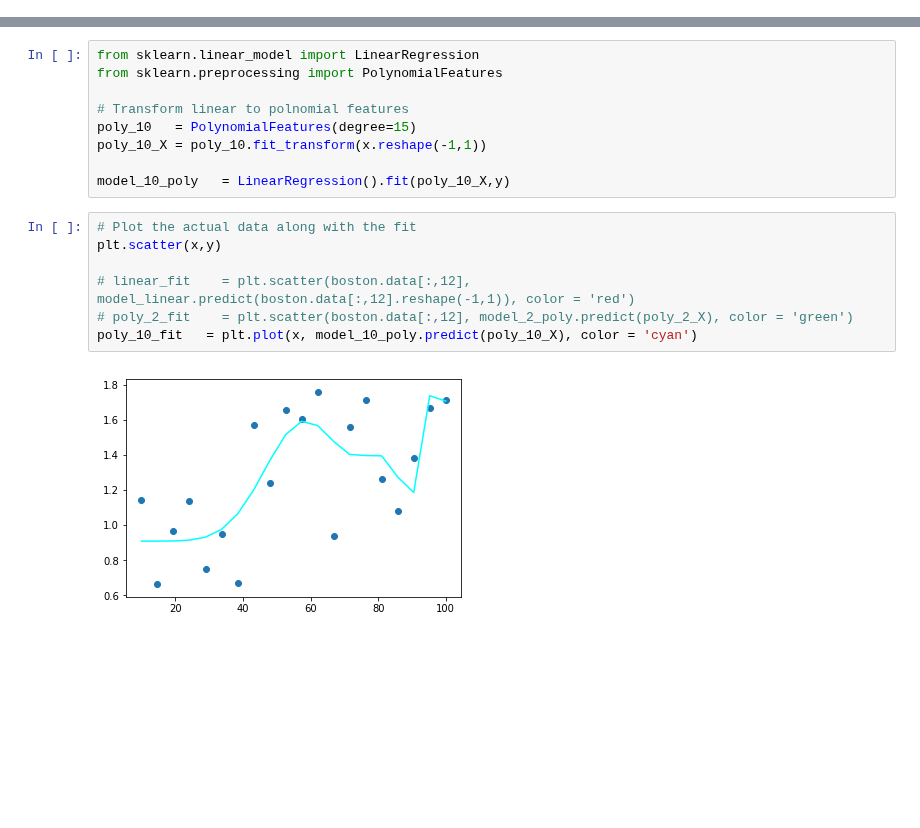
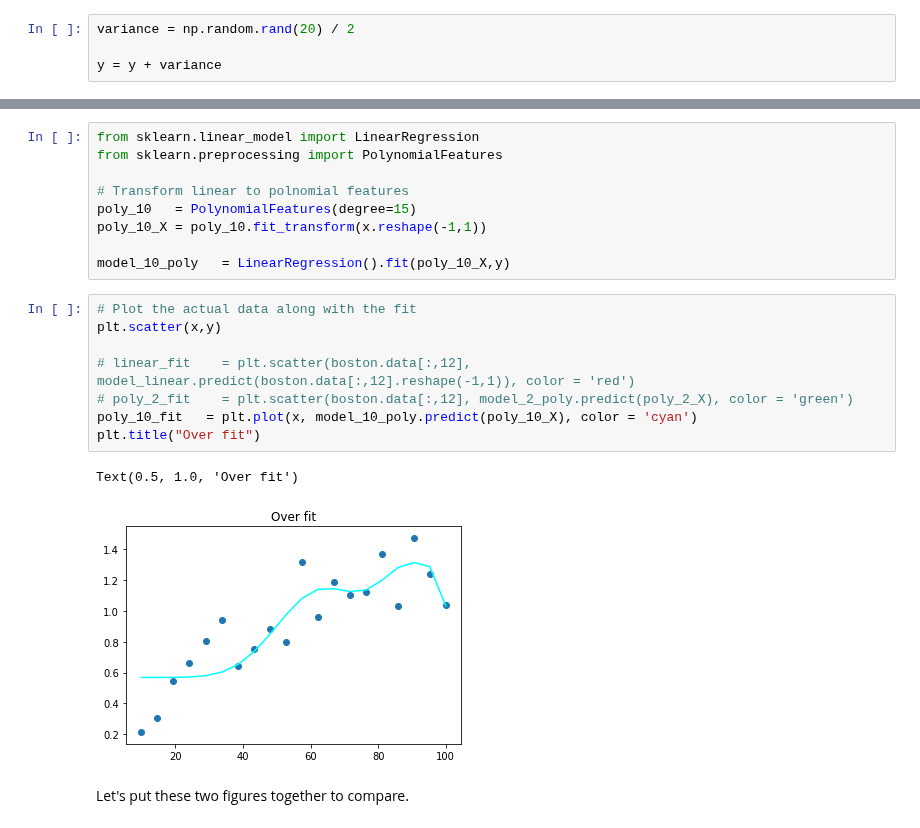
Before and after one commit to hotcode002/Machine-Learning-with-Python, a Jupyter notebook: week_2_math/day_3_regression/notebooks/regression.ipynb, the cells around one changed output, grey strips where cells are left out. Cells and saved outputs as stored; diff of their text form; blank space fills up the shorter version.

```diff
--- a/week_2_math/day_3_regression/notebooks/regression.ipynb
+++ b/week_2_math/day_3_regression/notebooks/regression.ipynb
@@ -1864,0 +1860,4 @@ plt.scatter(x,y)
+# %%
+variance = np.random.rand(20) / 2
+
+y = y + variance
@@ -1874,9 +1904,13 @@ model_10_poly   = LinearRegression().fit(poly_10_X,y)
 # %%
 # Plot the actual data along with the fit
 plt.scatter(x,y)
 
 # linear_fit    = plt.scatter(boston.data[:,12], model_linear.predict(boston.data[:,12].reshape(-1,1)), color = 'red')
 # poly_2_fit    = plt.scatter(boston.data[:,12], model_2_poly.predict(poly_2_X), color = 'green')
 poly_10_fit   = plt.plot(x, model_10_poly.predict(poly_10_X), color = 'cyan')
+plt.title("Over fit")
 # %% [output]
+Text(0.5, 1.0, 'Over fit')
-[figure, old version]
+[figure, new version]
+# %% [markdown]
+Let's put these two figures together to compare.
```
Also changed, not shown: parts of 32 cells of this notebook, 6 other files.
